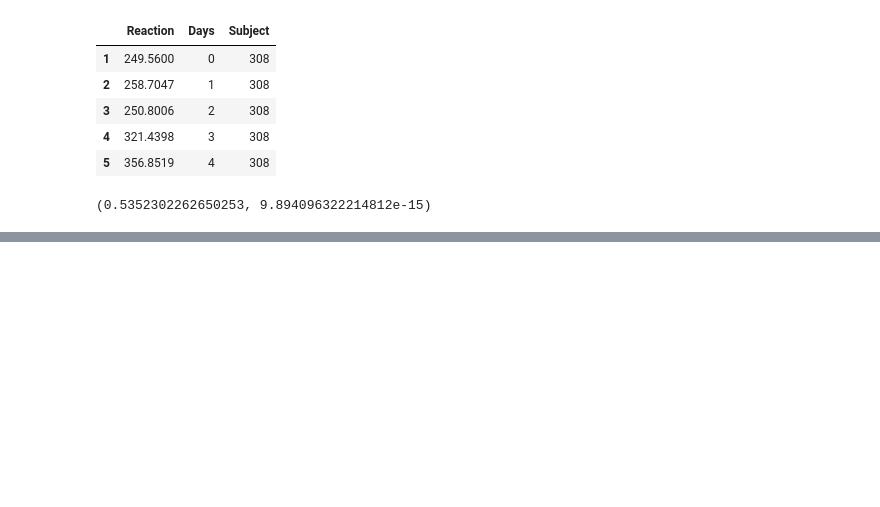
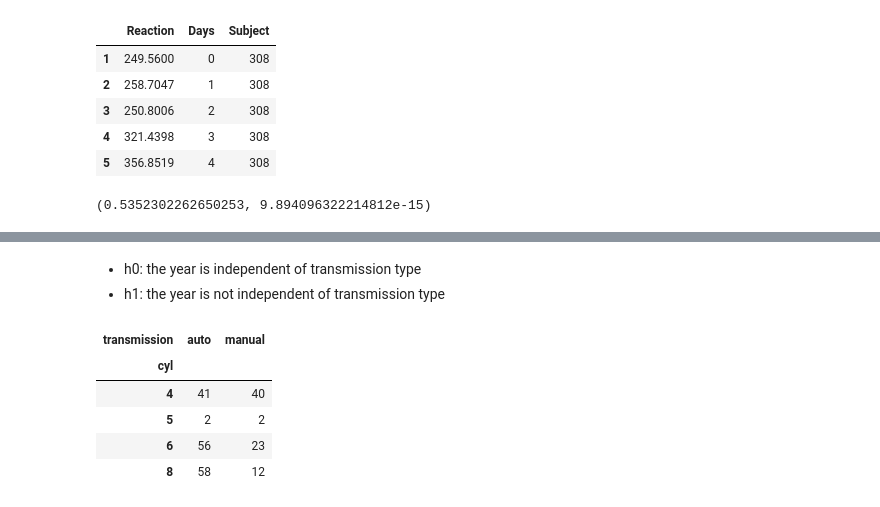
Before and after one commit to misty-garcia/statistics-exercises, a Jupyter notebook: hypothesis_testing.ipynb, the cells around one changed output, grey strips where cells are left out. Cells and saved outputs as stored; diff of their text form; code cells hidden in the pictures; blank space fills up the shorter version.

```diff
--- a/hypothesis_testing.ipynb
+++ b/hypothesis_testing.ipynb
@@ -289,0 +369,13 @@ stats.pearsonr(sleepy.Days, sleepy.Reaction)
+# %% [markdown]
+- h0: the year is independent of transmission type
+- h1: the year is not independent of transmission type
+# %%
+observed = pd.crosstab(mpg.cyl, mpg.transmission)
+observed
+# %% [output]
+| transmission | auto | manual |
+| cyl |  |  |
+| 4 | 41 | 40 |
+| 5 | 2 | 2 |
+| 6 | 56 | 23 |
+| 8 | 58 | 12 |
```
Also changed, not shown: parts of 20 cells of this notebook.
